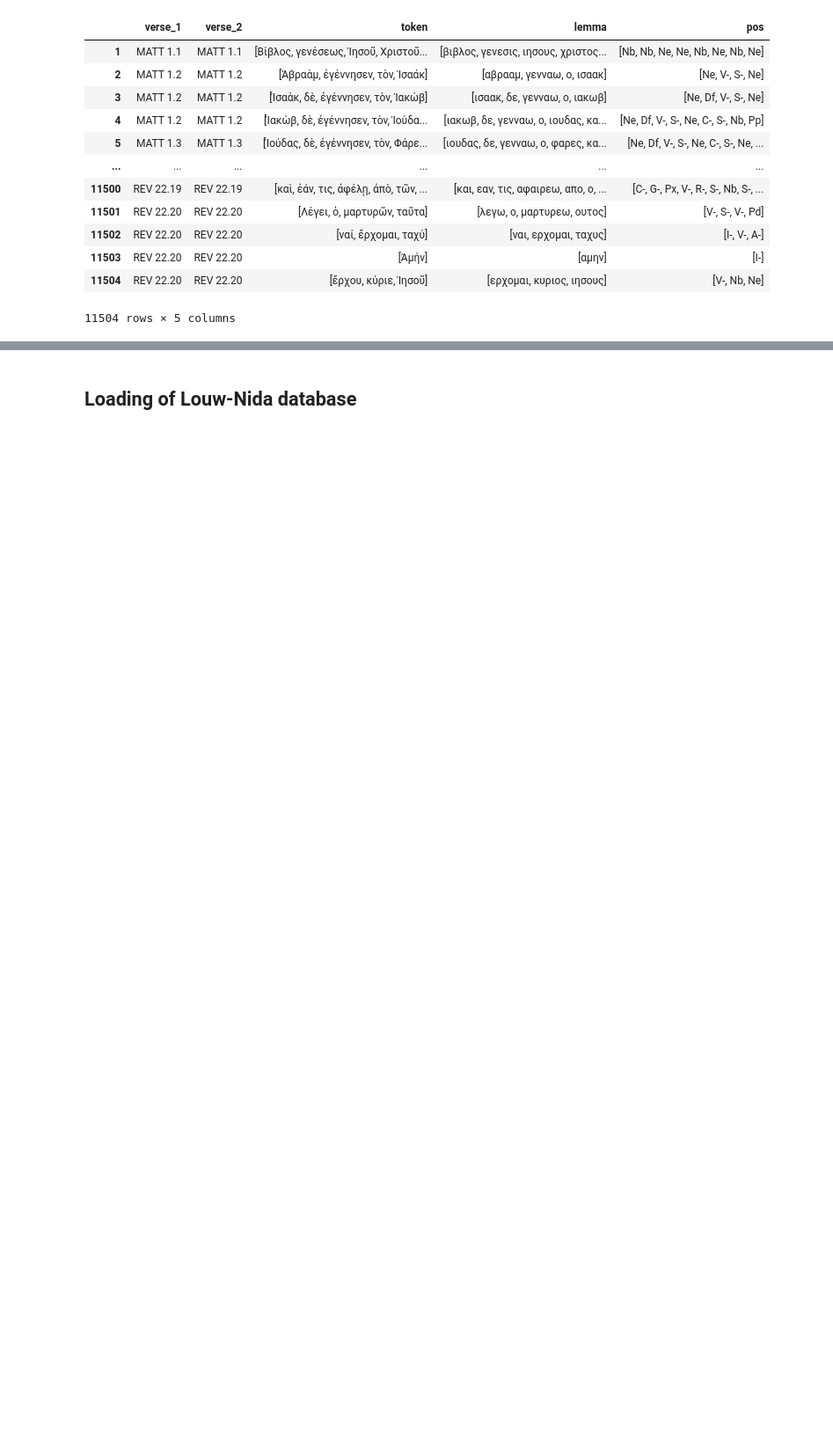
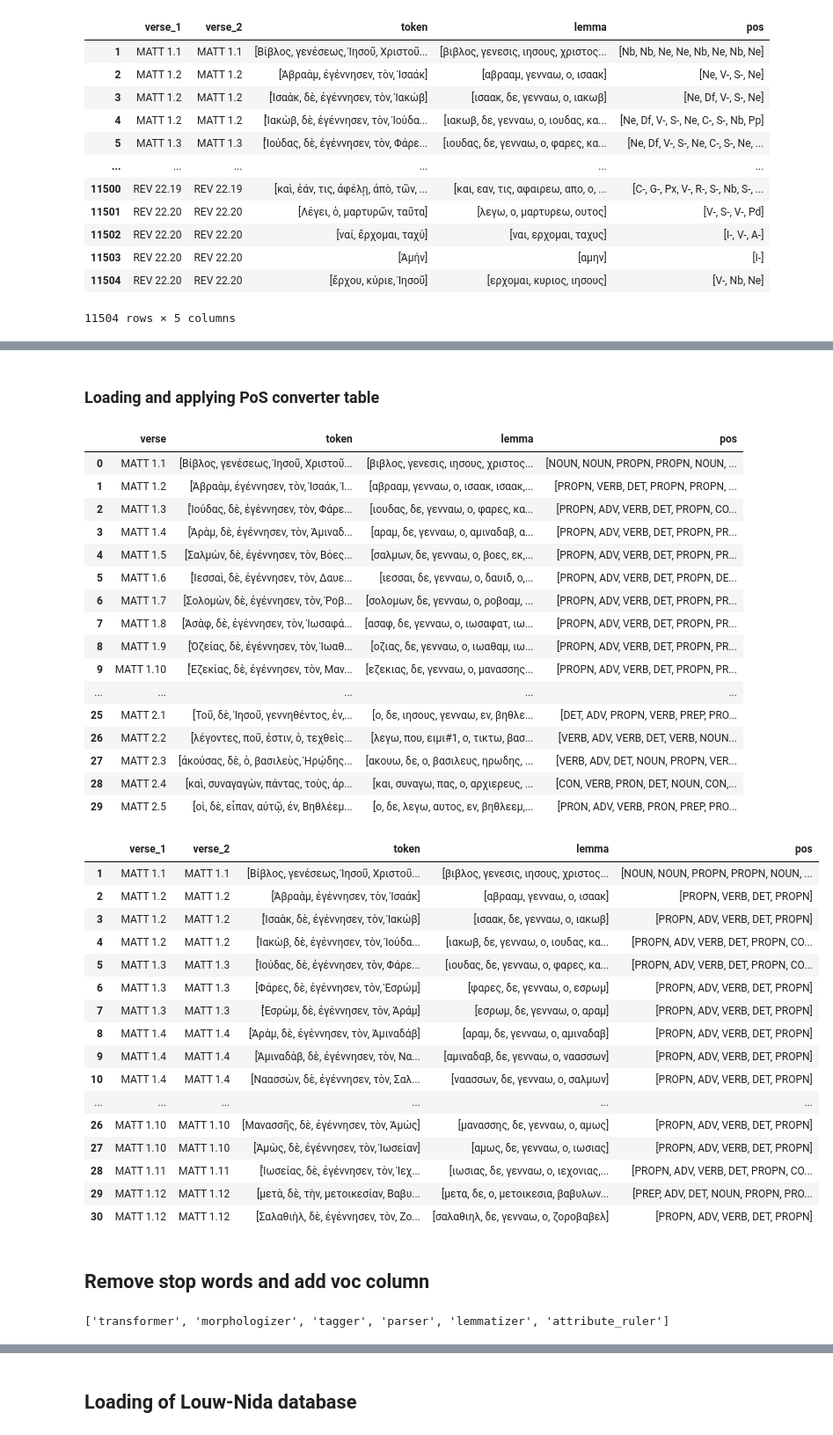
Before and after one commit to Tdelaselle/TextSiMetrics, a Jupyter notebook: Prepro_NT.ipynb, the cells around one changed output, grey strips where cells are left out. Shown at 88% size. Cells and saved outputs as stored; diff of their text form; code cells hidden in the pictures; blank space fills up the shorter version.

```diff
--- a/Prepro_NT.ipynb
+++ b/Prepro_NT.ipynb
@@ -215,0 +244,59 @@ display(NT)
+# %% [markdown]
+### Loading and applying PoS converter table
+# %%
+# load the pos table
+PoS_table = pd.read_csv('data/SC/Proiel_POS.csv',delimiter='\t', skiprows=(0),dtype=str,header=0)
+
+# convert the pos table to a dictionary
+pos_dict = PoS_table.set_index('POS_Proiel').T.to_dict('list')
+
+# apply the pos_dict to the NT and NT_sentence dataframes
+NT['pos'] = NT['pos'].apply(lambda x: [pos_dict.get(i, [''])[0] for i in x])
+NT_sentence['pos'] = NT_sentence['pos'].apply(lambda x: [pos_dict.get(i, [''])[0] for i in x])
+
+display(NT.head(30))
+display(NT_sentence.head(30))
+# %% [output]
+|  | verse | token | lemma | pos |
+| 0 | MATT 1.1 | [Βίβλος, γενέσεως, Ἰησοῦ, Χριστοῦ... | [βιβλος, γενεσις, ιησους, χριστος... | [NOUN, NOUN, PROPN, PROPN, NOUN, ... |
+| 1 | MATT 1.2 | [Ἀβραὰμ, ἐγέννησεν, τὸν, Ἰσαάκ, Ἰ... | [αβρααμ, γενναω, ο, ισαακ, ισαακ,... | [PROPN, VERB, DET, PROPN, PROPN, ... |
+| 2 | MATT 1.3 | [Ἰούδας, δὲ, ἐγέννησεν, τὸν, Φάρε... | [ιουδας, δε, γενναω, ο, φαρες, κα... | [PROPN, ADV, VERB, DET, PROPN, CO... |
+| 3 | MATT 1.4 | [Ἀρὰμ, δὲ, ἐγέννησεν, τὸν, Ἀμιναδ... | [αραμ, δε, γενναω, ο, αμιναδαβ, α... | [PROPN, ADV, VERB, DET, PROPN, PR... |
+| 4 | MATT 1.5 | [Σαλμὼν, δὲ, ἐγέννησεν, τὸν, Βόες... | [σαλμων, δε, γενναω, ο, βοες, εκ,... | [PROPN, ADV, VERB, DET, PROPN, PR... |
+| 5 | MATT 1.6 | [Ἰεσσαὶ, δὲ, ἐγέννησεν, τὸν, Δαυε... | [ιεσσαι, δε, γενναω, ο, δαυιδ, ο,... | [PROPN, ADV, VERB, DET, PROPN, DE... |
+| 6 | MATT 1.7 | [Σολομὼν, δὲ, ἐγέννησεν, τὸν, Ῥοβ... | [σολομων, δε, γενναω, ο, ροβοαμ, ... | [PROPN, ADV, VERB, DET, PROPN, PR... |
+| 7 | MATT 1.8 | [Ἀσὰφ, δὲ, ἐγέννησεν, τὸν, Ἰωσαφά... | [ασαφ, δε, γενναω, ο, ιωσαφατ, ιω... | [PROPN, ADV, VERB, DET, PROPN, PR... |
+| 8 | MATT 1.9 | [Ὀζείας, δὲ, ἐγέννησεν, τὸν, Ἰωαθ... | [οζιας, δε, γενναω, ο, ιωαθαμ, ιω... | [PROPN, ADV, VERB, DET, PROPN, PR... |
+| 9 | MATT 1.10 | [Ἑζεκίας, δὲ, ἐγέννησεν, τὸν, Μαν... | [εζεκιας, δε, γενναω, ο, μανασσης... | [PROPN, ADV, VERB, DET, PROPN, PR... |
+| ... | ... | ... | ... | ... |
+| 25 | MATT 2.1 | [Τοῦ, δὲ, Ἰησοῦ, γεννηθέντος, ἐν,... | [ο, δε, ιησους, γενναω, εν, βηθλε... | [DET, ADV, PROPN, VERB, PREP, PRO... |
+| 26 | MATT 2.2 | [λέγοντες, ποῦ, ἐστιν, ὁ, τεχθεὶς... | [λεγω, που, ειμι#1, ο, τικτω, βασ... | [VERB, ADV, VERB, DET, VERB, NOUN... |
+| 27 | MATT 2.3 | [ἀκούσας, δὲ, ὁ, βασιλεὺς, Ἡρῴδης... | [ακουω, δε, ο, βασιλευς, ηρωδης, ... | [VERB, ADV, DET, NOUN, PROPN, VER... |
+| 28 | MATT 2.4 | [καὶ, συναγαγὼν, πάντας, τοὺς, ἀρ... | [και, συναγω, πας, ο, αρχιερευς, ... | [CON, VERB, PRON, DET, NOUN, CON,... |
+| 29 | MATT 2.5 | [οἱ, δὲ, εἶπαν, αὐτῷ, ἐν, Βηθλέεμ... | [ο, δε, λεγω, αυτος, εν, βηθλεεμ,... | [PRON, ADV, VERB, PRON, PREP, PRO... |
+|  | verse_1 | verse_2 | token | lemma | pos |
+| 1 | MATT 1.1 | MATT 1.1 | [Βίβλος, γενέσεως, Ἰησοῦ, Χριστοῦ... | [βιβλος, γενεσις, ιησους, χριστος... | [NOUN, NOUN, PROPN, PROPN, NOUN, ... |
+| 2 | MATT 1.2 | MATT 1.2 | [Ἀβραὰμ, ἐγέννησεν, τὸν, Ἰσαάκ] | [αβρααμ, γενναω, ο, ισαακ] | [PROPN, VERB, DET, PROPN] |
+| 3 | MATT 1.2 | MATT 1.2 | [Ἰσαὰκ, δὲ, ἐγέννησεν, τὸν, Ἰακώβ] | [ισαακ, δε, γενναω, ο, ιακωβ] | [PROPN, ADV, VERB, DET, PROPN] |
+| 4 | MATT 1.2 | MATT 1.2 | [Ἰακὼβ, δὲ, ἐγέννησεν, τὸν, Ἰούδα... | [ιακωβ, δε, γενναω, ο, ιουδας, κα... | [PROPN, ADV, VERB, DET, PROPN, CO... |
+| 5 | MATT 1.3 | MATT 1.3 | [Ἰούδας, δὲ, ἐγέννησεν, τὸν, Φάρε... | [ιουδας, δε, γενναω, ο, φαρες, κα... | [PROPN, ADV, VERB, DET, PROPN, CO... |
+| 6 | MATT 1.3 | MATT 1.3 | [Φάρες, δὲ, ἐγέννησεν, τὸν, Ἑσρώμ] | [φαρες, δε, γενναω, ο, εσρωμ] | [PROPN, ADV, VERB, DET, PROPN] |
+| 7 | MATT 1.3 | MATT 1.3 | [Ἑσρὼμ, δὲ, ἐγέννησεν, τὸν, Ἀράμ] | [εσρωμ, δε, γενναω, ο, αραμ] | [PROPN, ADV, VERB, DET, PROPN] |
+| 8 | MATT 1.4 | MATT 1.4 | [Ἀρὰμ, δὲ, ἐγέννησεν, τὸν, Ἀμιναδάβ] | [αραμ, δε, γενναω, ο, αμιναδαβ] | [PROPN, ADV, VERB, DET, PROPN] |
+| 9 | MATT 1.4 | MATT 1.4 | [Ἀμιναδὰβ, δὲ, ἐγέννησεν, τὸν, Να... | [αμιναδαβ, δε, γενναω, ο, ναασσων] | [PROPN, ADV, VERB, DET, PROPN] |
+| 10 | MATT 1.4 | MATT 1.4 | [Ναασσὼν, δὲ, ἐγέννησεν, τὸν, Σαλ... | [ναασσων, δε, γενναω, ο, σαλμων] | [PROPN, ADV, VERB, DET, PROPN] |
+| ... | ... | ... | ... | ... | ... |
+| 26 | MATT 1.10 | MATT 1.10 | [Μανασσῆς, δὲ, ἐγέννησεν, τὸν, Ἀμώς] | [μανασσης, δε, γενναω, ο, αμως] | [PROPN, ADV, VERB, DET, PROPN] |
+| 27 | MATT 1.10 | MATT 1.10 | [Ἀμὼς, δὲ, ἐγέννησεν, τὸν, Ἰωσείαν] | [αμως, δε, γενναω, ο, ιωσιας] | [PROPN, ADV, VERB, DET, PROPN] |
+| 28 | MATT 1.11 | MATT 1.11 | [Ἰωσείας, δὲ, ἐγέννησεν, τὸν, Ἰεχ... | [ιωσιας, δε, γενναω, ο, ιεχονιας,... | [PROPN, ADV, VERB, DET, PROPN, CO... |
+| 29 | MATT 1.12 | MATT 1.12 | [μετὰ, δὲ, τὴν, μετοικεσίαν, Βαβυ... | [μετα, δε, ο, μετοικεσια, βαβυλων... | [PREP, ADV, DET, NOUN, PROPN, PRO... |
+| 30 | MATT 1.12 | MATT 1.12 | [Σαλαθιὴλ, δὲ, ἐγέννησεν, τὸν, Ζο... | [σαλαθιηλ, δε, γενναω, ο, ζοροβαβελ] | [PROPN, ADV, VERB, DET, PROPN] |
+# %% [markdown]
+## Remove stop words and add voc column
+# %%
+import spacy as sc
+# Load the Greek model
+nlp = sc.load("grc_proiel_trf")
+print(nlp.pipe_names)
+# %% [output]
+['transformer', 'morphologizer', 'tagger', 'parser', 'lemmatizer', 'attribute_ruler']
```
Also changed, not shown: parts of 11 cells of this notebook, 13 other files.
